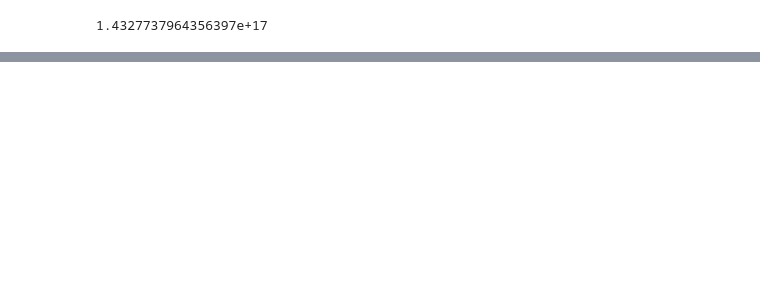
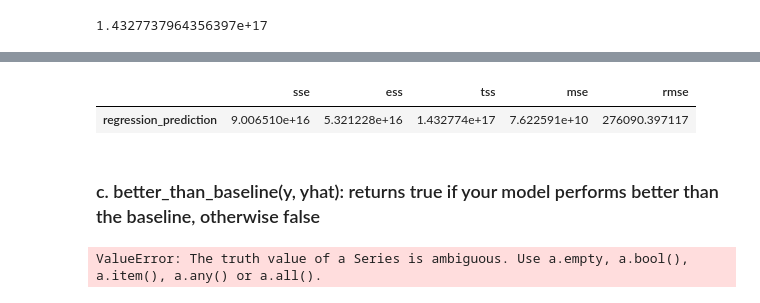
Before and after one commit to greg-maggard/regression_exercises, a Jupyter notebook: evaluate.ipynb, the cells around one changed output, grey strips where cells are left out. Drawn from its saved outputs; the diff is of its cells as text; code cells hidden in the pictures; blank space fills up the shorter version.

```diff
--- a/evaluate.ipynb
+++ b/evaluate.ipynb
@@ -196,0 +377,11 @@ regression_sse = mean_squared_error(df.y, df.yhat_baseline)*len(df)
+# %%
+ev.regression_errors(regression_df.taxvaluedollarcnt, regression_df.regression_prediction)
+# %% [output]
+|  | sse | ess | tss | mse | rmse |
+| regression_prediction | 9.006510e+16 | 5.321228e+16 | 1.432774e+17 | 7.622591e+10 | 276090.397117 |
+# %% [markdown]
+### c. better_than_baseline(y, yhat): returns true if your model performs better than the baseline, otherwise false
+# %%
+ev.better_than_baseline(regression_df.taxvaluedollarcnt, regression_df.regression_prediction)
+# %% [output]
+ValueError: The truth value of a Series is ambiguous. Use a.empty, a.bool(), a.item(), a.any() or a.all().
```
Also changed, not shown: parts of 55 cells of this notebook, 1 other file.
